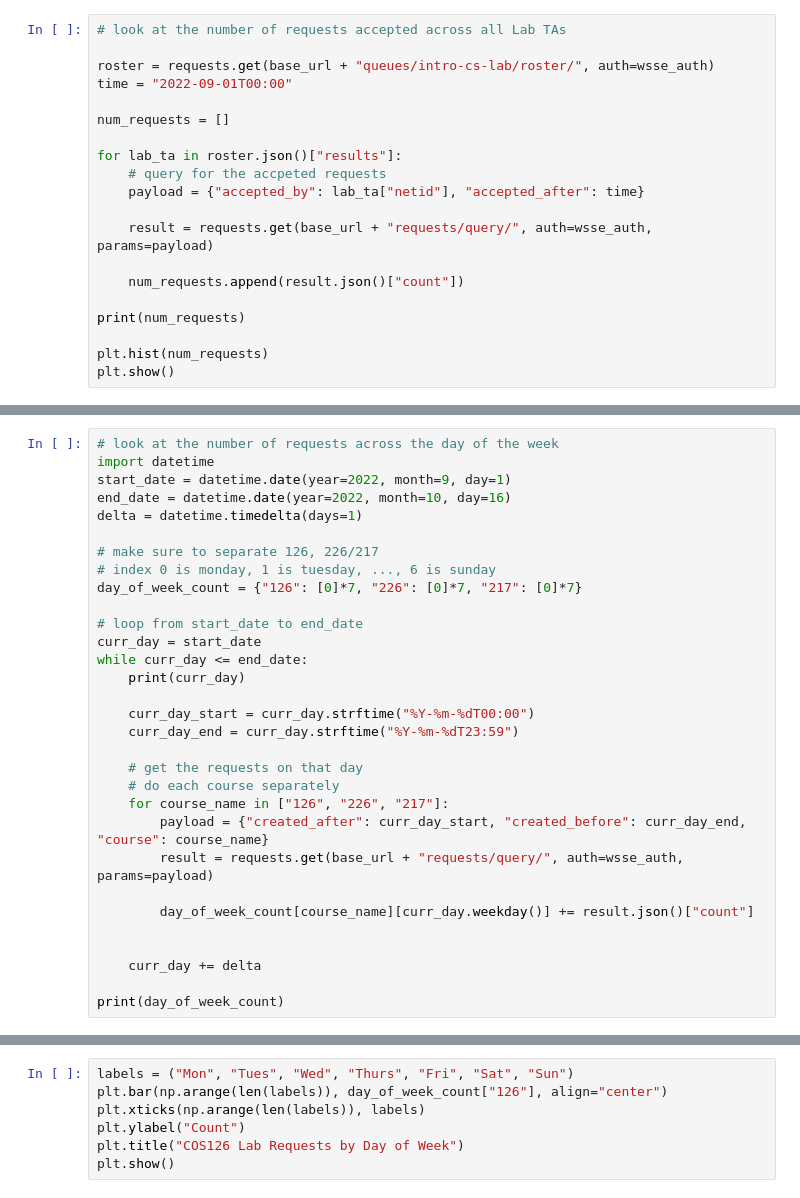
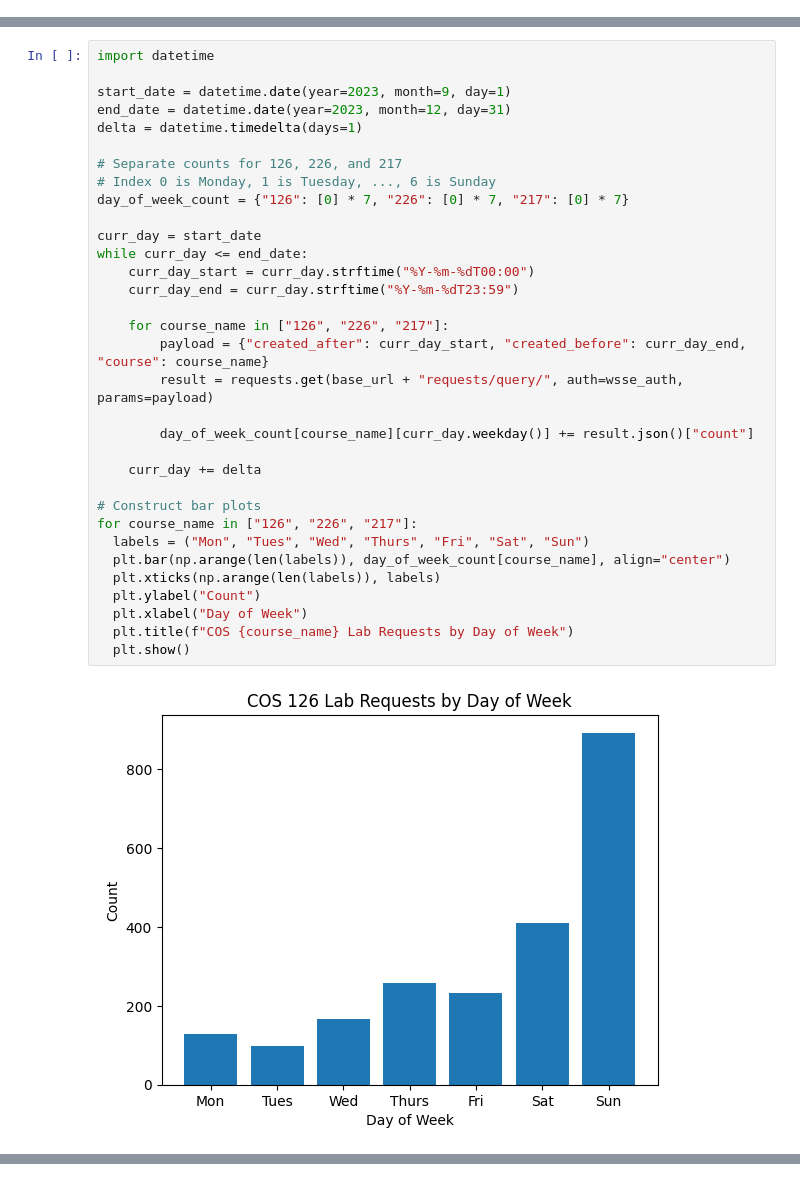
Before and after one commit to PrincetonCS-UCA/head-lab-ta-scripts, a Jupyter notebook: LabQueue API Scripts.ipynb, the cells around one changed output, grey strips where cells are left out. Cells and saved outputs as stored; diff of their text form.

```diff
--- a/LabQueue API Scripts.ipynb
+++ b/LabQueue API Scripts.ipynb
@@ -38,20 +24,0 @@ pprint.pprint(result.json())
-# %%
-# look at the number of requests accepted across all Lab TAs
-
-roster = requests.get(base_url + "queues/intro-cs-lab/roster/", auth=wsse_auth)
-time = "2022-09-01T00:00"
-
-num_requests = []
-
-for lab_ta in roster.json()["results"]:
-    # query for the accpeted requests
-    payload = {"accepted_by": lab_ta["netid"], "accepted_after": time}
-
-    result = requests.get(base_url + "requests/query/", auth=wsse_auth, params=payload)
-
-    num_requests.append(result.json()["count"])
-
-print(num_requests)
-
-plt.hist(num_requests)
-plt.show()
@@ -60,31 +230,35 @@ plt.show()
 # %%
-# look at the number of requests across the day of the week
 import datetime
-start_date = datetime.date(year=2022, month=9, day=1)
-end_date = datetime.date(year=2022, month=10, day=16)
+
+start_date = datetime.date(year=2023, month=9, day=1)
+end_date = datetime.date(year=2023, month=12, day=31)
 delta = datetime.timedelta(days=1)
 
-# make sure to separate 126, 226/217
-# index 0 is monday, 1 is tuesday, ..., 6 is sunday
-day_of_week_count = {"126": [0]*7, "226": [0]*7, "217": [0]*7}
+# Separate counts for 126, 226, and 217
+# Index 0 is Monday, 1 is Tuesday, ..., 6 is Sunday
+day_of_week_count = {"126": [0] * 7, "226": [0] * 7, "217": [0] * 7}
 
-# loop from start_date to end_date
 curr_day = start_date
 while curr_day <= end_date:
-    print(curr_day)
-
     curr_day_start = curr_day.strftime("%Y-%m-%dT00:00")
     curr_day_end = curr_day.strftime("%Y-%m-%dT23:59")
 
-    # get the requests on that day
-    # do each course separately
     for course_name in ["126", "226", "217"]:
         payload = {"created_after": curr_day_start, "created_before": curr_day_end, "course": course_name}
         result = requests.get(base_url + "requests/query/", auth=wsse_auth, params=payload)
 
         day_of_week_count[course_name][curr_day.weekday()] += result.json()["count"]
 
-
     curr_day += delta
 
-print(day_of_week_count)
+# Construct bar plots
+for course_name in ["126", "226", "217"]:
+  labels = ("Mon", "Tues", "Wed", "Thurs", "Fri", "Sat", "Sun")
+  plt.bar(np.arange(len(labels)), day_of_week_count[course_name], align="center")
+  plt.xticks(np.arange(len(labels)), labels)
+  plt.ylabel("Count")
+  plt.xlabel("Day of Week")
+  plt.title(f"COS {course_name} Lab Requests by Day of Week")
+  plt.show()
+# %% [output]
+[figure, added]
@@ -91,7 +266,0 @@ print(day_of_week_count)
-# %%
-labels = ("Mon", "Tues", "Wed", "Thurs", "Fri", "Sat", "Sun")
-plt.bar(np.arange(len(labels)), day_of_week_count["126"], align="center")
-plt.xticks(np.arange(len(labels)), labels)
-plt.ylabel("Count")
-plt.title("COS126 Lab Requests by Day of Week")
-plt.show()
```
Also changed, not shown: parts of 21 cells of this notebook.
